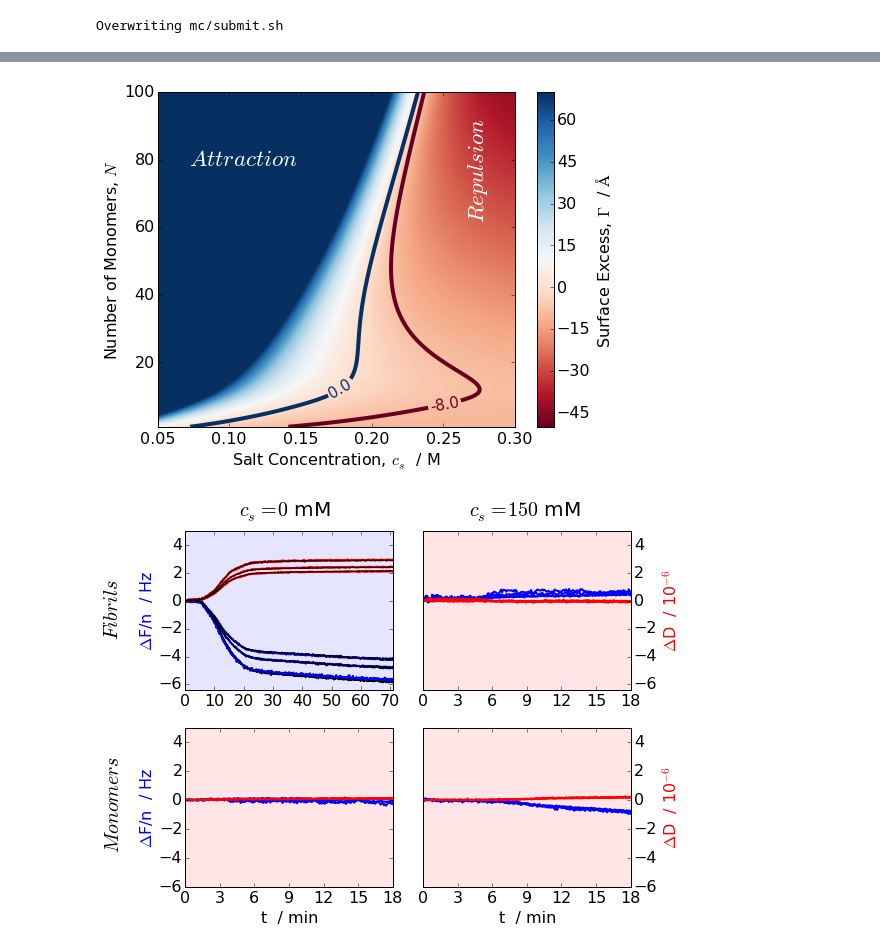
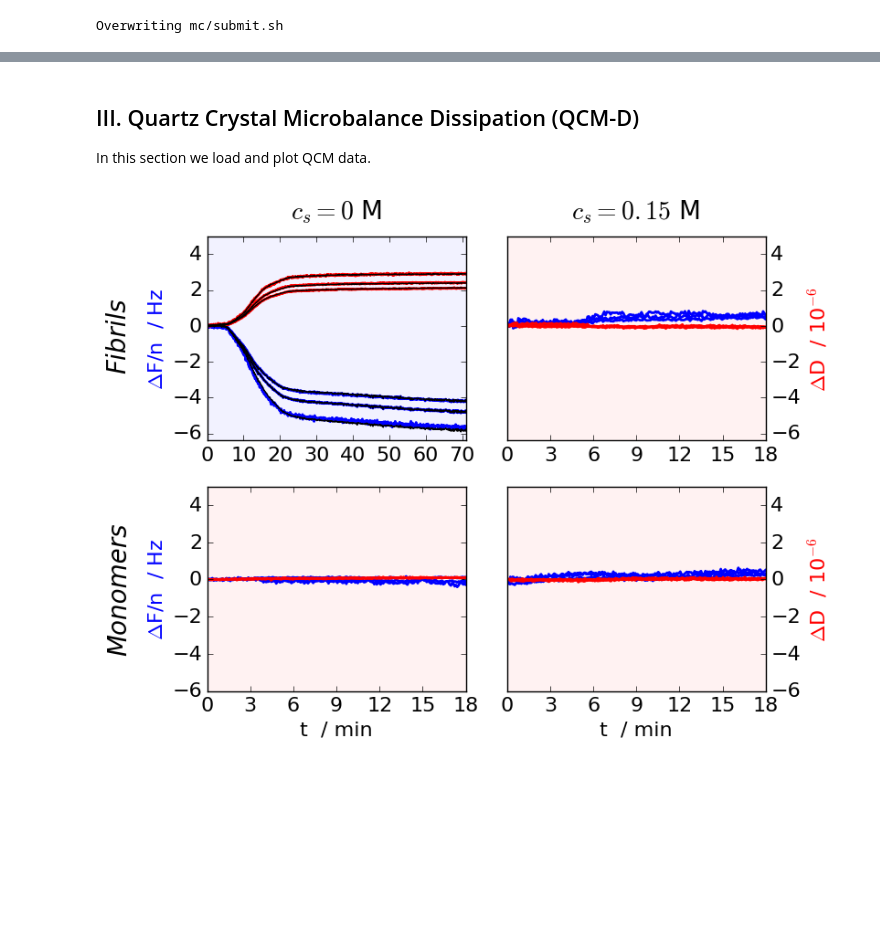
Before and after one commit to mlund/faunus-notebooks, a Jupyter notebook: fibril-surface/notebook.ipynb, the cells around one changed output, grey strips where cells are left out. Cells and saved outputs as stored; diff of their text form; code cells hidden in the pictures; blank space fills up the shorter version.

```diff
--- a/fibril-surface/notebook.ipynb
+++ b/fibril-surface/notebook.ipynb
@@ -357,47 +371,33 @@ plt.show()
-# %%
-im = imshow(Z,cmap=cm.RdBu,extent=[x.min(),x.max(),y.min(),y.max()],origin='lower',aspect='auto', vmin=vmin, vmax=vmax)
-
-# contour lines
-cset = contour(x,y,Z,(-8,0),linewidths=4,cmap=cm.RdBu)
-manual_locations = [(0.25, 10),(0.18, 10)]
-clabel(cset,inline=True,fmt='%1.1f',fontsize=15,manual=manual_locations)
-
-plt.figtext(0.18,0.73,'$Attraction$',color='white',fontsize='x-large')
-plt.figtext(0.66,0.8,'$Repulsion$',rotation='vertical',color='white',fontsize='x-large')
-
-# labels
-colorbar(im,label='Surface Excess, $\Gamma$  / $\AA$') # adding the colorbar on the right
-plt.ylabel('Number of Monomers, $N$')
-plt.xlabel('Salt Concentration, $c_s$  / M')
-plt.savefig('fig/linesegment_exces_map.png')
-plt.show()
-# %% [output]
-[figure, removed]
+# %% [markdown]
+## III. Quartz Crystal Microbalance Dissipation (QCM-D)
+
+In this section we load and plot QCM data.
 # %%
-F50fib = np.loadtxt('./exp/50fib.dat',comments={'T'},usecols=(0,1,6,9))
-D50fib = np.loadtxt('./exp/50fib.dat',comments={'T'},usecols=(0,3,7,11))
-Fit50fib = np.loadtxt('./exp/50fib.dat',comments={'T'},usecols=(0,2,4,6,8,10,12))
+F50fib = np.loadtxt('exp/50fib.dat',comments={'T'},usecols=(0,1,6,9))
+D50fib = np.loadtxt('exp/50fib.dat',comments={'T'},usecols=(0,3,7,11))
+Fit50fib = np.loadtxt('exp/50fib.dat',comments={'T'},usecols=(0,2,4,6,8,10,12))
 
-F50mon = np.loadtxt('./exp/50mon.dat',comments={'T'},usecols=(0,1,3,5))
-D50mon = np.loadtxt('./exp/50mon.dat',comments={'T'},usecols=(0,2,4,6))
+F50mon = np.loadtxt('exp/50mon.dat',comments={'T'},usecols=(0,1,3,5))
+D50mon = np.loadtxt('exp/50mon.dat',comments={'T'},usecols=(0,2,4,6))
 
-F200fib = np.loadtxt('./exp/200fib.dat',comments={'T'},usecols=(0,3,5,7,9))
-D200fib = np.loadtxt('./exp/200fib.dat',comments={'T'},usecols=(0,4,6,8,10))
+F200fib = np.loadtxt('exp/200fib.dat',comments={'T'},usecols=(0,3,5,7))
+D200fib = np.loadtxt('exp/200fib.dat',comments={'T'},usecols=(0,4,6,8))
 
-F200mon = np.loadtxt('./exp/200mon.dat',comments={'T'},usecols=(0,3,5,7))
-D200mon = np.loadtxt('./exp/200mon.dat',comments={'T'},usecols=(0,4,6,8))
+F200mon = np.loadtxt('exp/200mon.dat',comments={'T'},usecols=(0,1,3,5))
+D200mon = np.loadtxt('exp/200mon.dat',comments={'T'},usecols=(0,2,4,6))
 # %%
+plt.rcParams.update({'font.size': 16, 'figure.figsize': [8.0, 6.0]})
 f = plt.figure()
 
 xticks = np.arange(0,19,3)
 
 # 50 mM fibrils
 ax = f.add_subplot(221)
-ax.patch.set_alpha(0.1)
+ax.patch.set_alpha(0.05)
 ax.patch.set_color('b')
 plt.ylim([-6.4,5])
-ax.text(-28,0.5,'$Fibrils$',rotation=90,fontsize=20)
-ax.text(18.5,6,'$c_s = 0$ mM',fontsize=20)
+ax.text(-28,0.5,'Fibrils',rotation=90,fontsize=20, style='italic')
+ax.text(23,6,'$c_s = 0$ M',fontsize=20)
 plt.xlim([0,71])
 plt.ylabel("$\Delta$F/n  / Hz",color='blue')
 plt.plot(F50fib[1:,0]/60,F50fib[1:,:],color='blue', lw=2)
@@ -407,46 +407,46 @@ plt.plot(Fit50fib[1:,0]/60,Fit50fib[1:,:],color='black', lw=1)
 # 200 mM fibrils
 ax = f.add_subplot(222)
 plt.xticks(xticks)
-ax.patch.set_alpha(0.1)
+ax.patch.set_alpha(0.05)
 ax.patch.set_color('r')
-ax.text(4,6,'$c_s = 150$ mM',fontsize=20)
+ax.text(4.5,6,'$c_s = 0.15$ M',fontsize=20)
 ax.yaxis.tick_right()
 plt.ylim([-6.4,5])
 plt.xlim([0,18])
 plt.ylabel("$\Delta$D  / 10$^{-6}$",color='red')
 ax.yaxis.set_label_position("right")
 plt.plot(F200fib[1:,0]/60,F200fib[1:,:],color='blue', lw=2)
 plt.plot(D200fib[1:,0]/60,D200fib[1:,:],color='red', lw=2)
 
 # 50 mM monomers
 ax = f.add_subplot(223)
 plt.xticks(xticks)
-ax.patch.set_alpha(0.1)
+ax.patch.set_alpha(0.05)
 ax.patch.set_color('r')
-ax.text(-7,2,'$Monomers$',rotation=90,fontsize=20)
+ax.text(-7,2,'Monomers',rotation=90,fontsize=20, style='italic')
 plt.ylim([-6,5])
 plt.xlim([0,18])
 plt.ylabel("$\Delta$F/n  / Hz",color='blue')
 plt.xlabel("t  / min")
 plt.plot(F50mon[1:,0]/60,F50mon[1:,:],color='blue', lw=2)
 plt.plot(D50mon[1:,0]/60,D50mon[1:,:],color='red', lw=2)
 
 # 200 mM monomers
 ax = f.add_subplot(224)
 plt.xticks(xticks)
-ax.patch.set_alpha(0.1)
+ax.patch.set_alpha(0.05)
 ax.patch.set_color('r')
 ax.yaxis.tick_right()
 plt.ylim([-6,5])
 plt.xlim([0,18])
 plt.ylabel("$\Delta$D  / 10$^{-6}$",color='red')
 ax.yaxis.set_label_position("right")
 plt.xlabel("t  / min")
-plt.plot(F200mon[1:,0]/60,F200mon[1:,:],color='blue', lw=2)
-plt.plot(D200mon[1:,0]/60,D200mon[1:,:],color='red', lw=2)
+plt.plot(F200mon[2:,0]/60,F200mon[2:,:],color='blue', lw=2)
+plt.plot(D200mon[2:,0]/60,D200mon[2:,:],color='red', lw=2)
 
 f.tight_layout()
-f.savefig('fig/qcm-d.png', bbox_inches='tight', pad_inches=0.3)
+f.savefig('qcm-d.pdf', bbox_inches='tight', pad_inches=0.3)
 plt.show()
 # %% [output]
-[figure, old version]
+[figure, new version]
```
Also changed, not shown: parts of 22 cells of this notebook, 3 other files.
